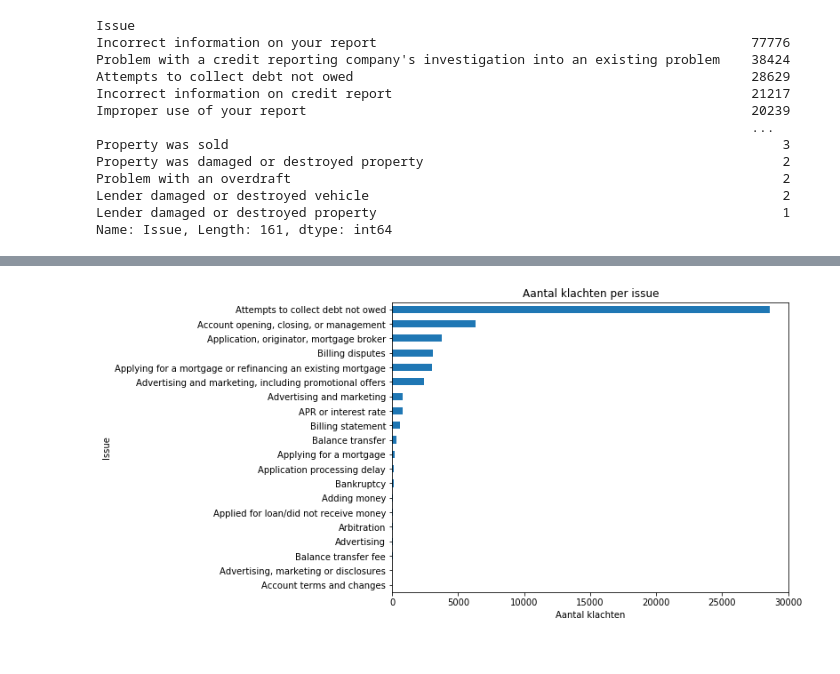
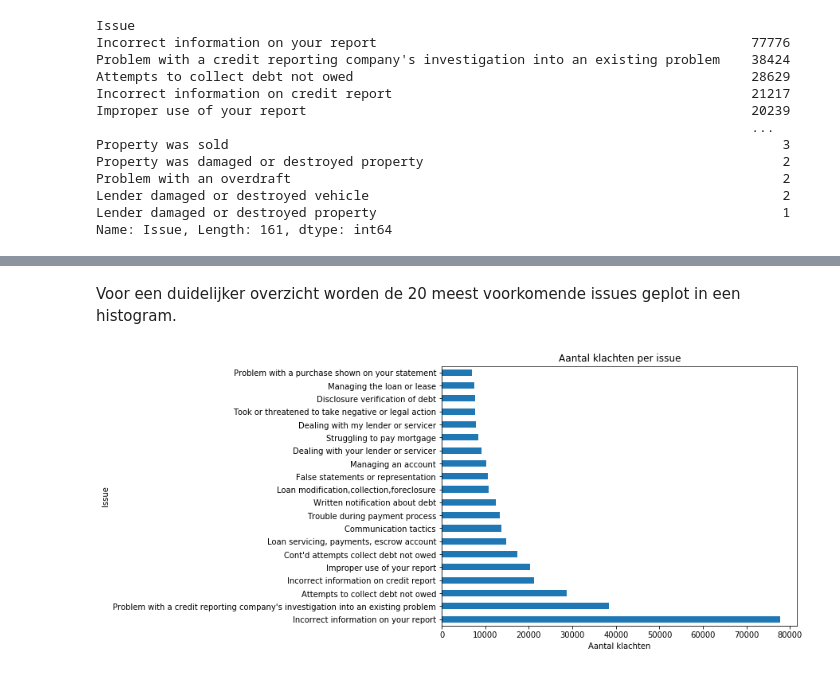
Before and after one commit to WouterStemgee/applied-machine-learning-consumer-complaints-database, a Jupyter notebook: sprint1_Thomas.ipynb, the cells around one changed output, grey strips where cells are left out. Drawn from its saved outputs; the diff is of its cells as text; code cells hidden in the pictures.

```diff
--- a/sprint1_Thomas.ipynb
+++ b/sprint1_Thomas.ipynb
@@ -39,0 +45,4 @@ memory usage: 66.7+ MB
+# %%
+df = complaints[['Issue','Sub-issue','Consumer complaint narrative']].copy()
+df.columns = ['Issue', 'Sub-issue', 'Narrative']
+df.head()
@@ -63,6 +63,5 @@ issues.head()
 # %%
-#issues groeperen en tellen
-issue_counts = issues.groupby('Issue')['Issue'].count()
+issue_counts = df.groupby('Issue')['Issue'].count()
 issue_counts.sort_values(ascending=False)
 # %% [output]
 Issue
@@ -99,7 +98,8 @@ Name: Sub-issue, Length: 217, dtype: int64
+# %% [markdown]
+Voor een duidelijker overzicht worden de 20 meest voorkomende issues geplot in een histogram.
 # %%
-#20 meest voorkomende issues
 fig = plt.figure(figsize=(8,6))
-issue_counts.head(20).sort_values().plot.barh(ylim=0, title="Aantal klachten per issue")
+issue_counts.sort_values(ascending=False).head(20).plot.barh(ylim=0, title="Aantal klachten per issue")
 plt.xlabel('Aantal klachten', fontsize = 10);
 # %% [output]
-[figure, old version]
+[figure, new version]
```
Also changed, not shown: parts of 24 cells of this notebook.
